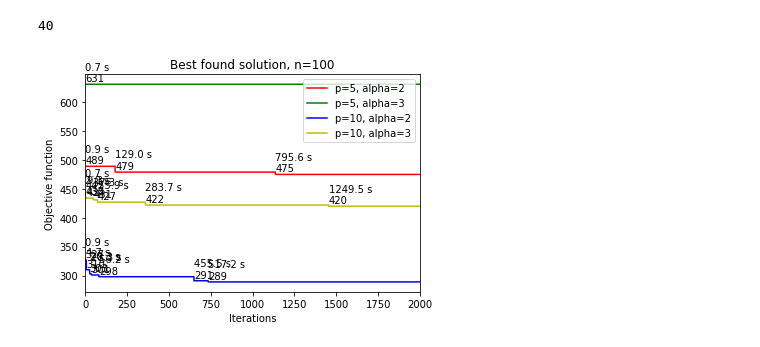
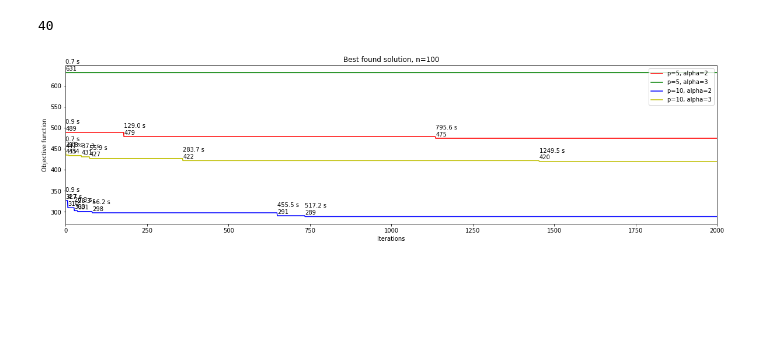
Before and after one commit to netotz/alpha-neighbor-p-center-problem, a Jupyter notebook: anpcp/igrasp.ipynb, the cells around one changed output. Drawn from its saved outputs; the diff is of its cells as text; code cells hidden in the pictures; blank space fills up the shorter version.

Commit message:
Increase plot size

```diff
--- a/anpcp/igrasp.ipynb
+++ b/anpcp/igrasp.ipynb
@@ -33,7 +33,7 @@ import matplotlib.pyplot as plt
 
 %matplotlib inline
 
-# plt.figure(figsize=(18, 6))
+plt.figure(figsize=(20, 5))
 
 for solver, color in zip(solvers_100, ('r', 'g', 'b', 'y')):
     of_values = list()
@@ -41,31 +41,31 @@ for solver, color in zip(solvers_100, ('r', 'g', 'b', 'y')):
     min_of = 1000
     total_time = 0
     for i, solution in enumerate(solver.history):
         total_time += solution.time
 
         if solution.objective_function < min_of:
             min_of = solution.objective_function
 
             plt.annotate(
                 f'{total_time:.1f} s\n{min_of}',
                 (i, min_of),
                 xytext=(i, min_of + 5)
             )
         of_values.append(min_of)
 
     plt.plot(
         range(len(of_values)),
         of_values,
         color,
         label=f'p={solver.p}, alpha={solver.alpha}'
     )
 
 plt.title('Best found solution, n=100')
 plt.ylabel('Objective function')
 plt.xlabel('Iterations')
 plt.xlim(0, 2000)
 plt.legend()
 
 plt.show()
 # %% [output]
-[figure, old version]
+[figure, new version]
```
